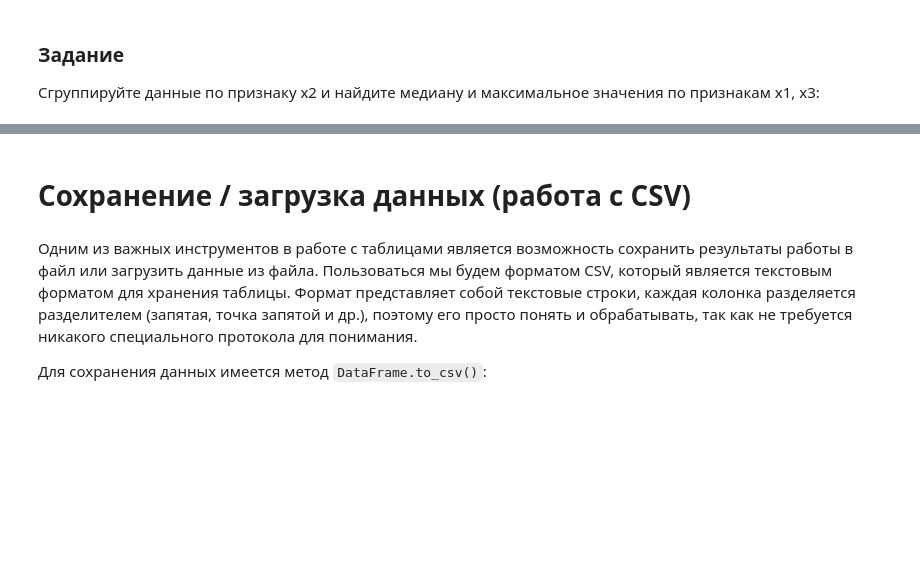
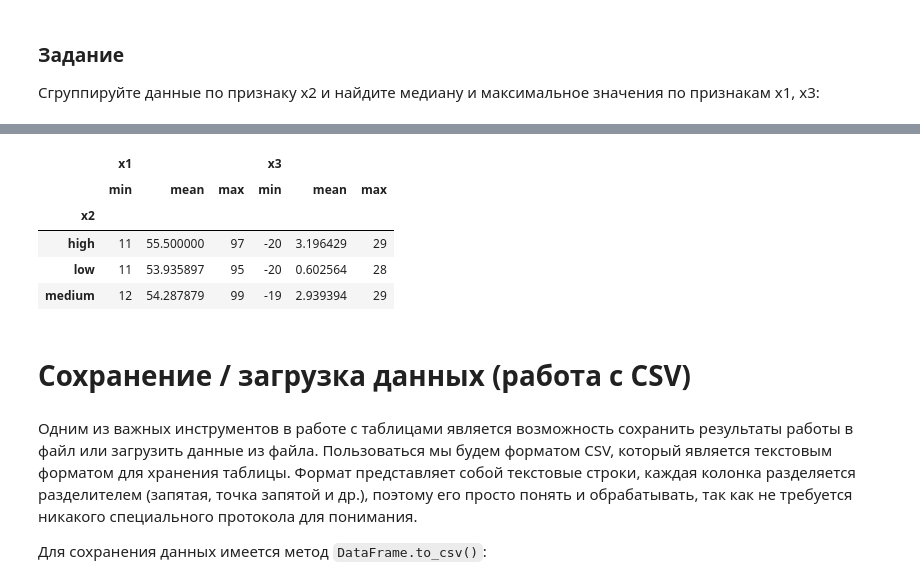
Before and after one commit to Dohako/ml_learning, a Jupyter notebook: Notebooks/03_Pandas.ipynb, the cells around one changed output, grey strips where cells are left out. Saved outputs shown, nothing was run; the diff lists cells and outputs as text; code cells hidden in the pictures; blank space fills up the shorter version.

```diff
--- a/Notebooks/03_Pandas.ipynb
+++ b/Notebooks/03_Pandas.ipynb
@@ -958,6 +1297,15 @@ df.head()
 # %%
 # TODO - произведите групировку данных
 #           и получите средние и максимальные значения по каждой группе
+rank_df = df.groupby(by='x2')
+rank_df.agg(['min','mean','max'])
+# %% [output]
+|  | x1 |  |  | x3 |  |  |
+|  | min | mean | max | min | mean | max |
+| x2 |  |  |  |  |  |  |
+| high | 11 | 55.500000 | 97 | -20 | 3.196429 | 29 |
+| low | 11 | 53.935897 | 95 | -20 | 0.602564 | 28 |
+| medium | 12 | 54.287879 | 99 | -19 | 2.939394 | 29 |
 # %% [markdown]
 # Сохранение / загрузка данных (работа с CSV)
 # %% [markdown]
```
Also changed, not shown: parts of 58 cells of this notebook.
